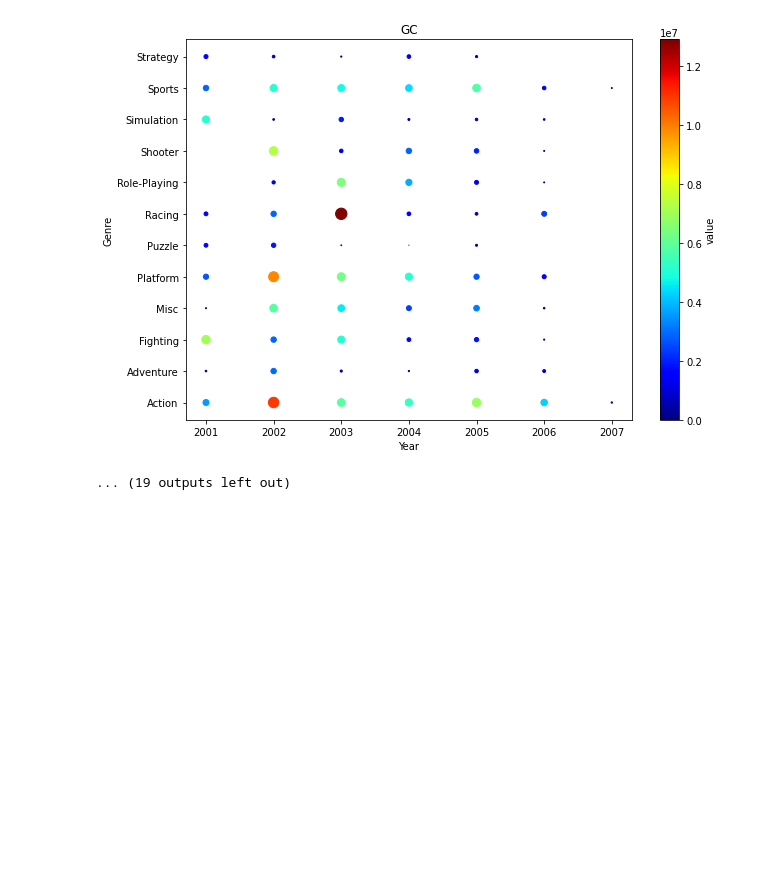
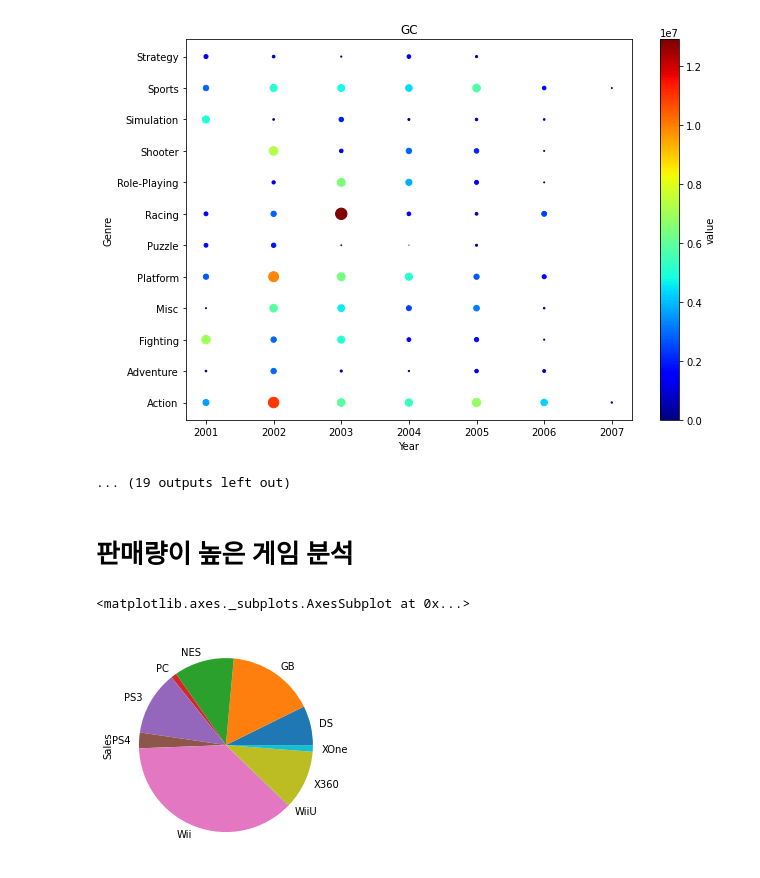
Before and after one commit to CJYjob/ds-section1-Project1-new-, a Jupyter notebook: Codestates_Project1.ipynb, the cells around one changed output. Cells and saved outputs as stored; diff of their text form; code cells hidden in the pictures; blank space fills up the shorter version.

```diff
--- a/Codestates_Project1.ipynb
+++ b/Codestates_Project1.ipynb
@@ -425,3 +425,5 @@ for pf in df["Platform"].unique() :
 [figure]
 [figure]
 ... (19 outputs left out)
+# %% [markdown]
+# 판매량이 높은 게임 분석
@@ -427,0 +434,6 @@ for pf in df["Platform"].unique() :
+# %%
+# 게임 플랫폼
+df.query("Name in @top10").groupby("Platform").Sales.sum().plot(kind="pie")
+# %% [output]
+<matplotlib.axes._subplots.AxesSubplot at 0x...>
+[figure, added]
```
Also changed, not shown: parts of 2 cells of this notebook.
